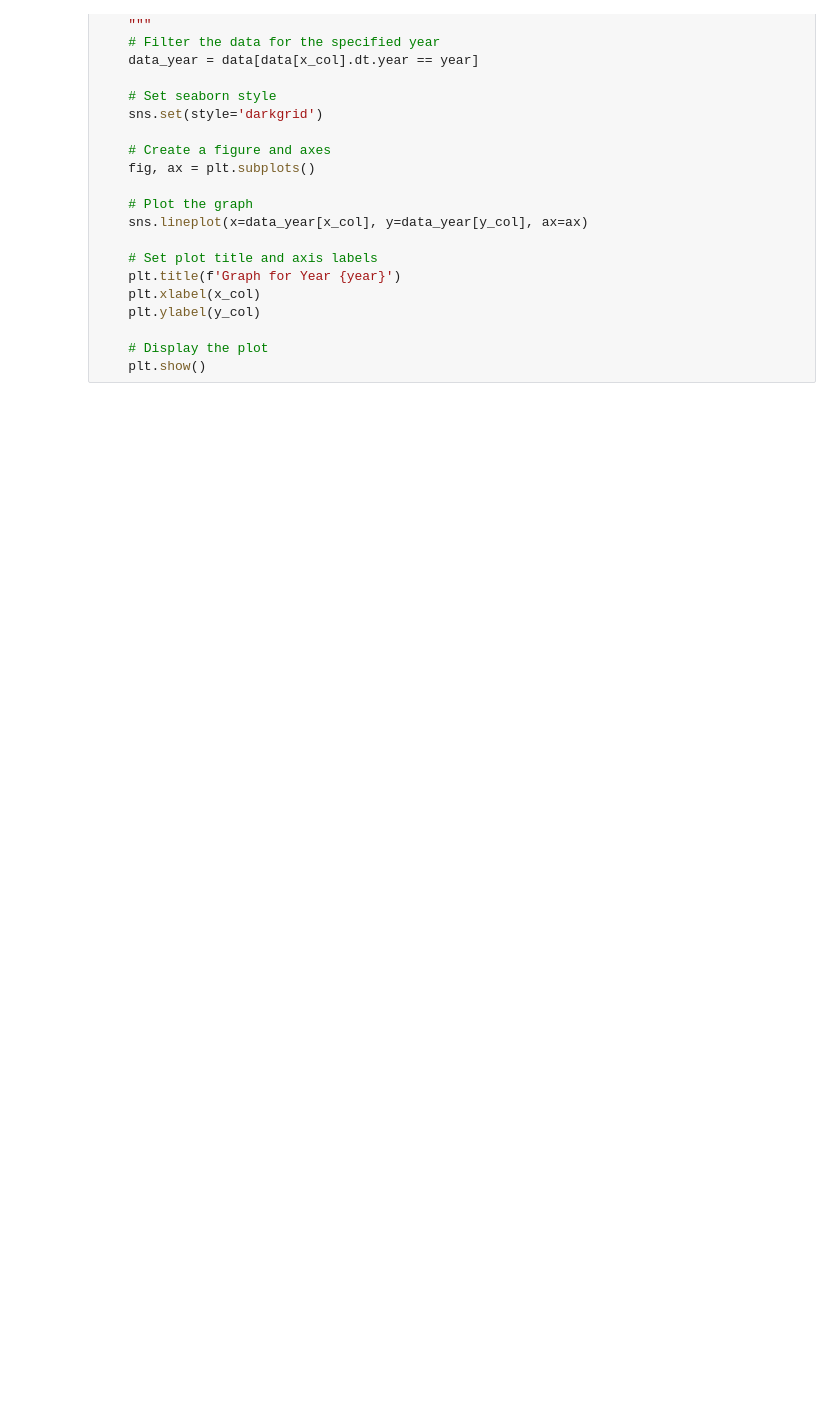
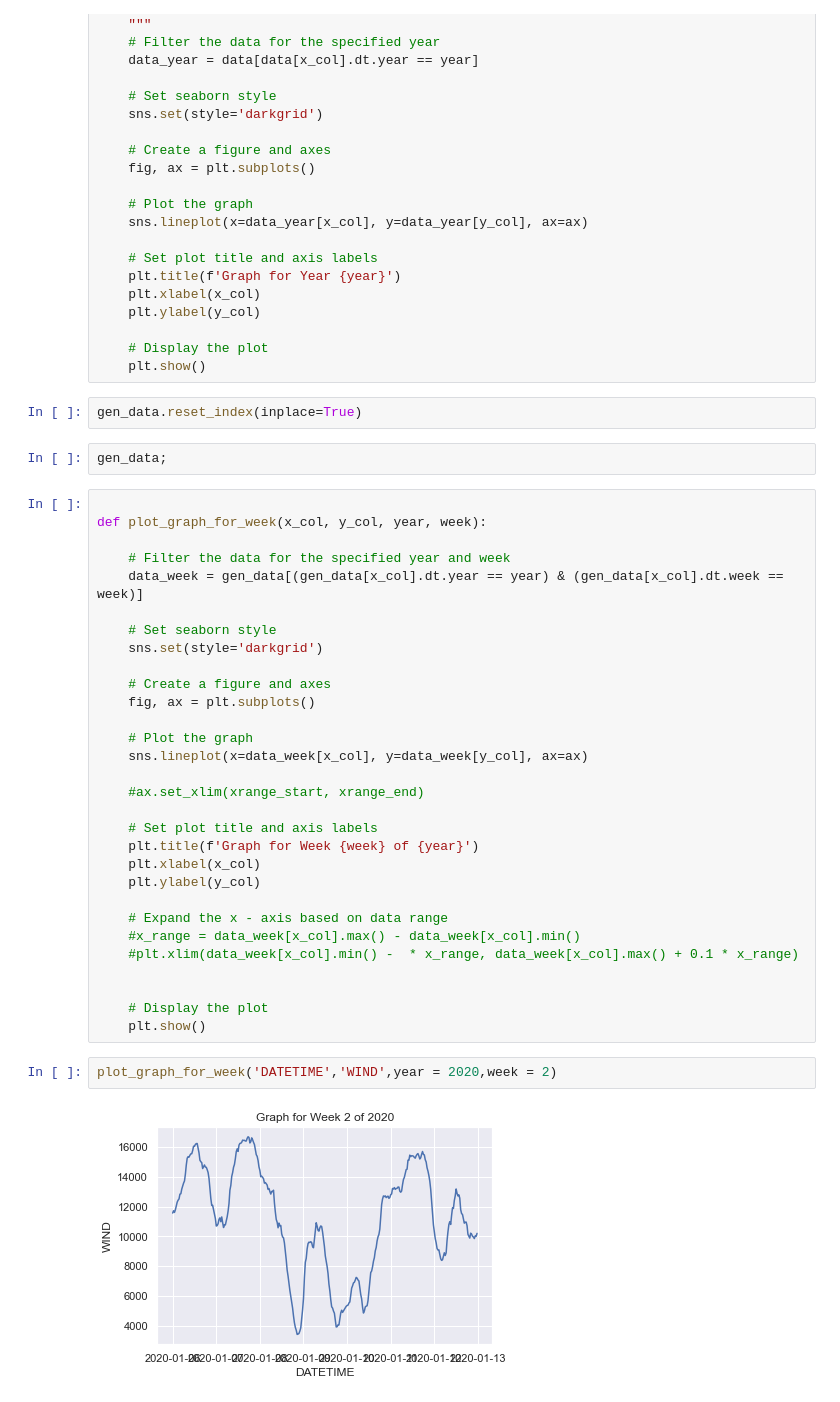
Before and after one commit to charanteja25/Price-prediction-of-electricity-depends-on-renewable-sources, a Jupyter notebook: NEW_REN.ipynb, the cells around one changed output. Saved outputs shown, nothing was run; the diff lists cells and outputs as text; blank space fills up the shorter version.

```diff
--- a/NEW_REN.ipynb
+++ b/NEW_REN.ipynb
@@ -135,3 +135,41 @@ def plot_graph_for_year(data, x_col, y_col, year):
 
     # Display the plot
     plt.show()
+# %%
+gen_data.reset_index(inplace=True)
+# %%
+gen_data;
+# %%
+
+def plot_graph_for_week(x_col, y_col, year, week):
+
+    # Filter the data for the specified year and week
+    data_week = gen_data[(gen_data[x_col].dt.year == year) & (gen_data[x_col].dt.week == week)]
+
+    # Set seaborn style
+    sns.set(style='darkgrid')
+
+    # Create a figure and axes
+    fig, ax = plt.subplots()
+
+    # Plot the graph
+    sns.lineplot(x=data_week[x_col], y=data_week[y_col], ax=ax)
+
+    #ax.set_xlim(xrange_start, xrange_end)
+
+    # Set plot title and axis labels
+    plt.title(f'Graph for Week {week} of {year}')
+    plt.xlabel(x_col)
+    plt.ylabel(y_col)
+
+    # Expand the x - axis based on data range
+    #x_range = data_week[x_col].max() - data_week[x_col].min()
+    #plt.xlim(data_week[x_col].min() -  * x_range, data_week[x_col].max() + 0.1 * x_range)
+
+
+    # Display the plot
+    plt.show()
+# %%
+plot_graph_for_week('DATETIME','WIND',year = 2020,week = 2)
+# %% [output]
+[figure, added]
```
Also changed, not shown: parts of 13 cells of this notebook.
